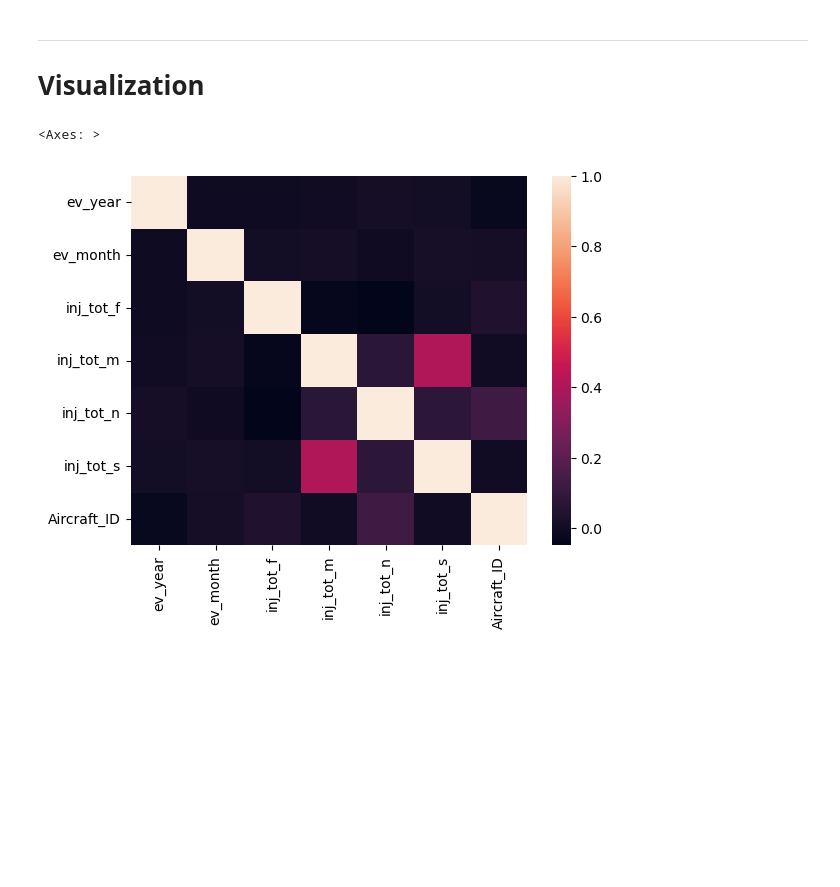
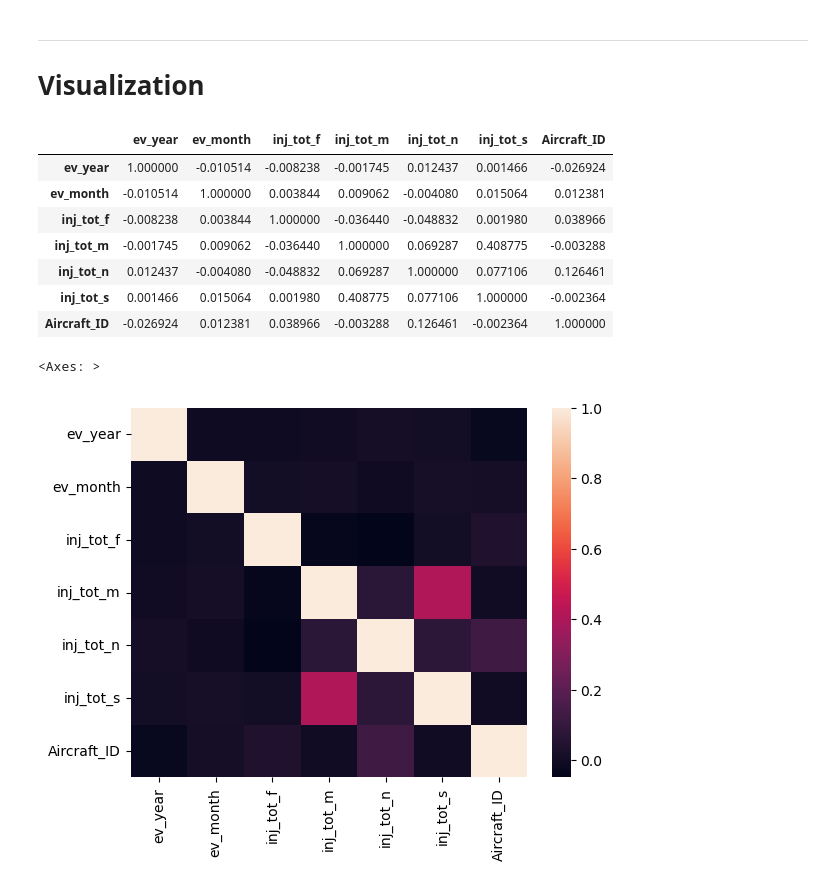
Before and after one commit to TheErdosInstitute-Summer2025-Project/aviation-project, a Jupyter notebook: jupyter-notebooks/nstb_exploration_visualization.ipynb, the cells around one changed output. Drawn from its saved outputs; the diff is of its cells as text; code cells hidden in the pictures; blank space fills up the shorter version.

```diff
--- a/jupyter-notebooks/nstb_exploration_visualization.ipynb
+++ b/jupyter-notebooks/nstb_exploration_visualization.ipynb
@@ -56,6 +123,17 @@ np.float64(0.05528130758323294)
 # %% [markdown]
 ***
 # Visualization
+# %%
+data.select_dtypes('int').corr()
+# %% [output]
+|  | ev_year | ev_month | inj_tot_f | inj_tot_m | inj_tot_n | inj_tot_s | Aircraft_ID |
+| ev_year | 1.000000 | -0.010514 | -0.008238 | -0.001745 | 0.012437 | 0.001466 | -0.026924 |
+| ev_month | -0.010514 | 1.000000 | 0.003844 | 0.009062 | -0.004080 | 0.015064 | 0.012381 |
+| inj_tot_f | -0.008238 | 0.003844 | 1.000000 | -0.036440 | -0.048832 | 0.001980 | 0.038966 |
+| inj_tot_m | -0.001745 | 0.009062 | -0.036440 | 1.000000 | 0.069287 | 0.408775 | -0.003288 |
+| inj_tot_n | 0.012437 | -0.004080 | -0.048832 | 0.069287 | 1.000000 | 0.077106 | 0.126461 |
+| inj_tot_s | 0.001466 | 0.015064 | 0.001980 | 0.408775 | 0.077106 | 1.000000 | -0.002364 |
+| Aircraft_ID | -0.026924 | 0.012381 | 0.038966 | -0.003288 | 0.126461 | -0.002364 | 1.000000 |
 # %%
 sns.heatmap(data.select_dtypes('int').corr())
 # %% [output]
```
Also changed, not shown: parts of 7 cells of this notebook.
